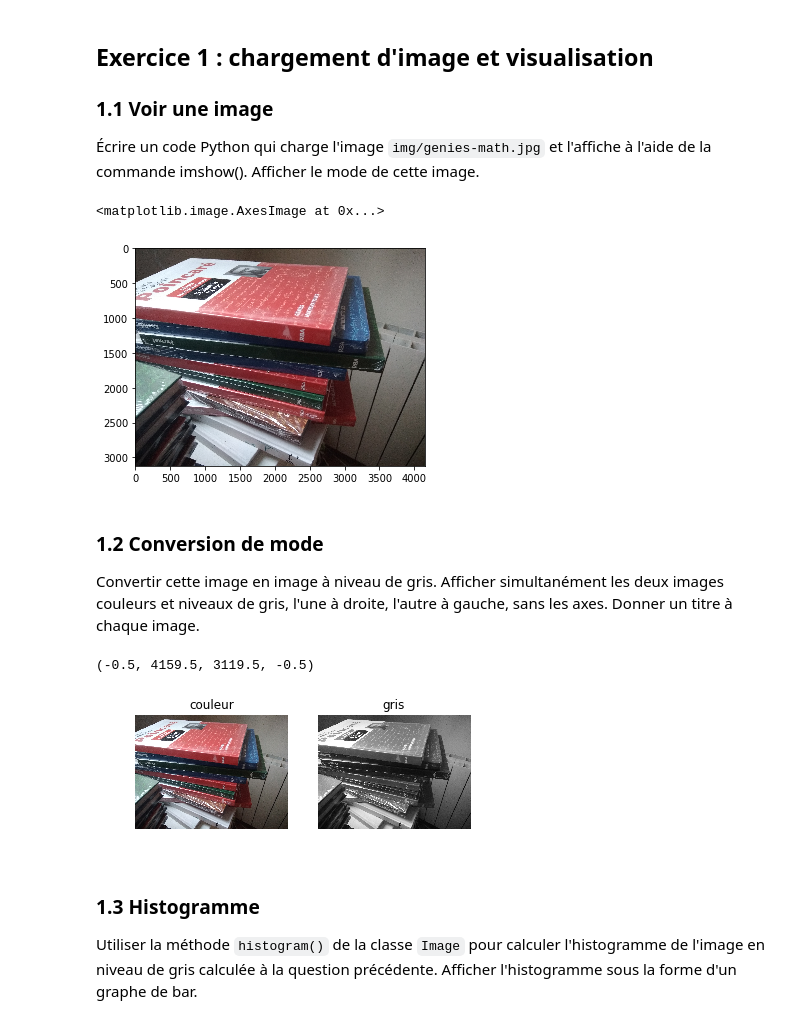
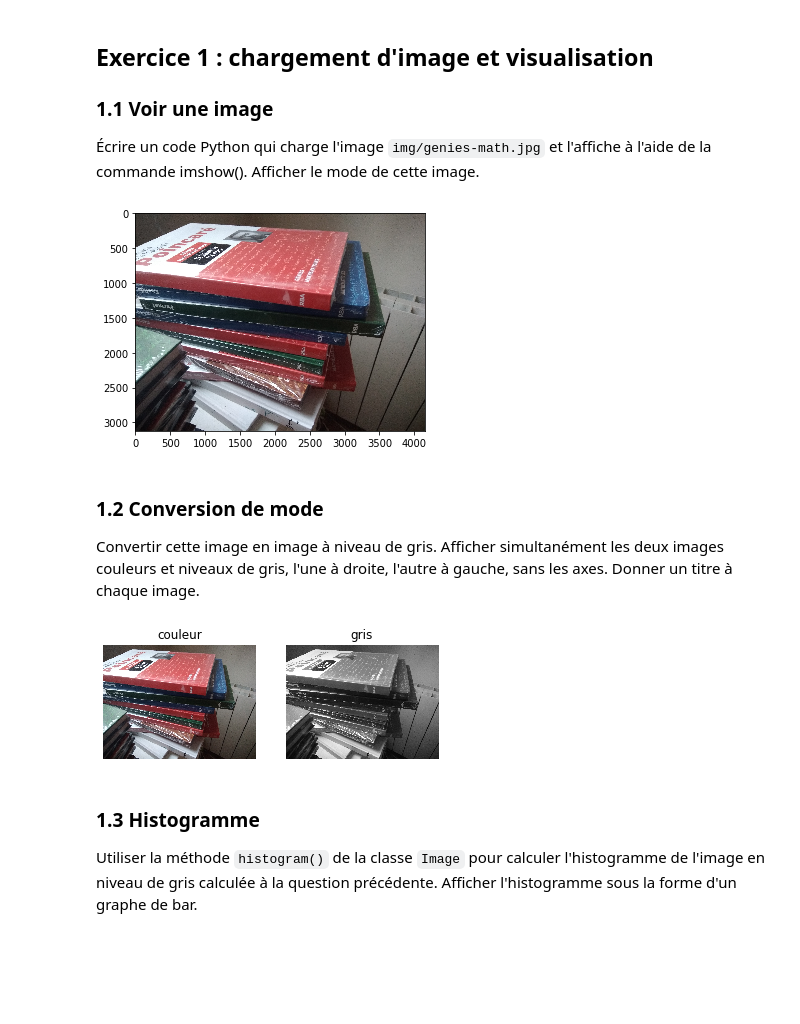
Before and after one commit to azn94/UE-Image, a Jupyter notebook: TME2/TME2_Sujet.ipynb, the cells around one changed output. Saved outputs shown, nothing was run; the diff lists cells and outputs as text; code cells hidden in the pictures; blank space fills up the shorter version.

```diff
--- a/TME2/TME2_Sujet.ipynb
+++ b/TME2/TME2_Sujet.ipynb
@@ -12,27 +12,27 @@ from pylab import *
 Écrire un code Python qui charge l'image `img/genies-math.jpg` et l'affiche à l'aide de la commande imshow(). Afficher le mode de cette image.
 # %%
 imshow (Image.open ( "img/genies-math.jpg" ))
+show()
 # %% [output]
-<matplotlib.image.AxesImage at 0x...>
-[figure, old version]
+[figure, new version]
 # %% [markdown]
 ### 1.2 Conversion de mode
 Convertir cette image en image à niveau de gris. Afficher simultanément les deux images couleurs et niveaux de gris,  l'une à droite, l'autre à gauche, sans les axes. Donner un titre à chaque image.
 # %%
 img=Image.open ( "img/genies-math.jpg" )
 gris=img.convert( 'L')
 
 subplot (1 ,2 ,1)
 title ( "couleur")
 axis('off')
 imshow(img)
 subplot (1 ,2 ,2)
 title ( "gris")
 imshow(gris, cmap="gray")
 axis('off')
+show()
 # %% [output]
-(-0.5, 4159.5, 3119.5, -0.5)
-[figure, old version]
+[figure, new version]
 # %% [markdown]
 ### 1.3 Histogramme
 Utiliser la méthode `histogram()` de la classe `Image` pour calculer l'histogramme de l'image en niveau de gris calculée à la question précédente. Afficher l'histogramme sous la forme d'un graphe de bar.
```
Also changed, not shown: parts of 9 cells of this notebook, 4 other files.
